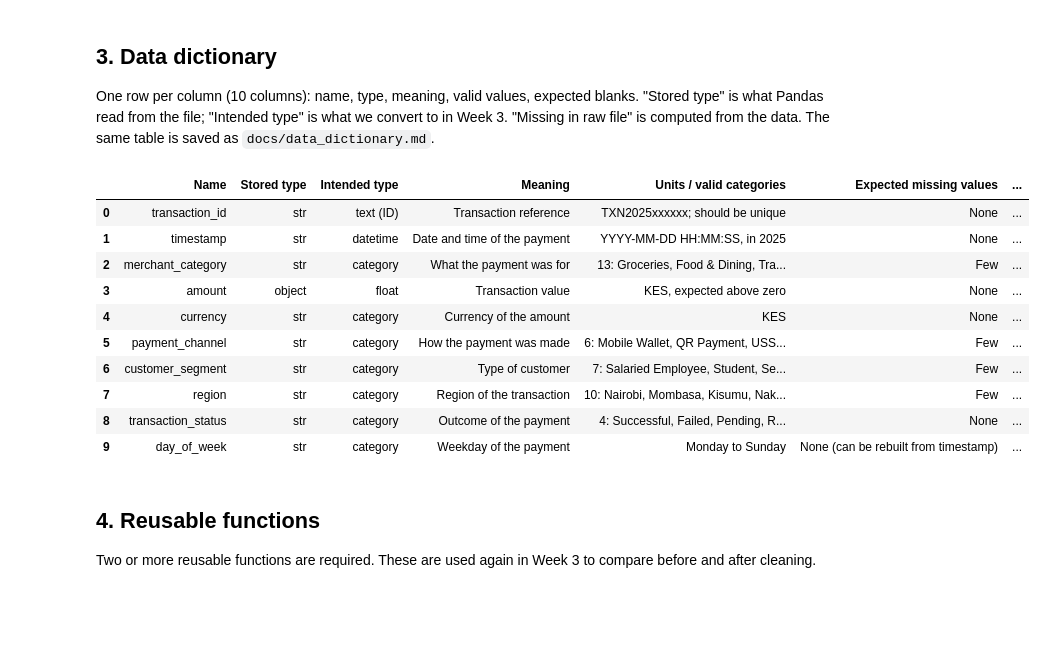
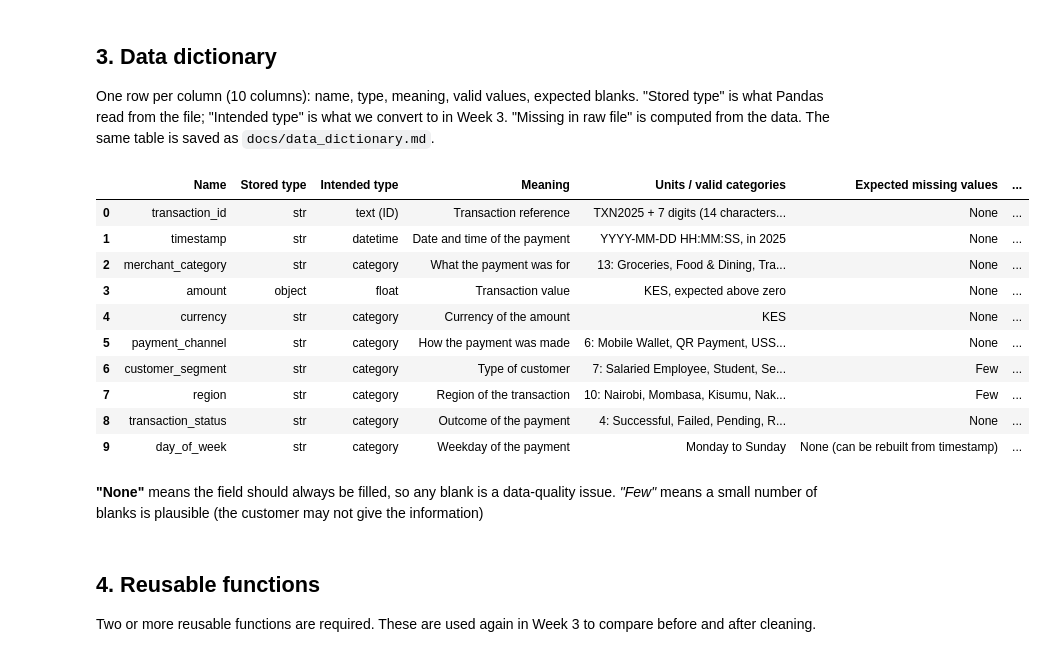
Before and after one commit to yuvraj56j-del/Digital-wallet-payment-and-consumer-choice-project, a Jupyter notebook: notebook/02_exploration.ipynb, the cells around one changed output. Saved outputs shown, nothing was run; the diff lists cells and outputs as text; code cells hidden in the pictures; blank space fills up the shorter version.

```diff
--- a/notebook/02_exploration.ipynb
+++ b/notebook/02_exploration.ipynb
@@ -9,8 +9,12 @@ Week 2 goal: inspect the raw data, check its quality and document problems **wit
 ## 1. Load the data
 # %%
 import pandas as pd
+from pathlib import Path
 
+local_path = Path("..") / "data" / "raw" / "digital_payment_transactions_dirty.xlsx"
 url = "https://raw.githubusercontent.com/yuvraj56j-del/Digital-wallet-payment-and-consumer-choice-project/main/data/raw/digital_payment_transactions_dirty.xlsx"
-df = pd.read_excel(url)
+
+df = pd.read_excel(local_path if local_path.exists() else url)
+print("Loaded from:", local_path if local_path.exists() else "GitHub URL")
 print("Shape:", df.shape)
 # %% [output]
@@ -91,45 +96,55 @@ df.describe(include="all")
 # %% [markdown]
 ## 3. Data dictionary
 One row per column (10 columns): name, type, meaning, valid values, expected blanks. "Stored type" is what Pandas read from the file; "Intended type" is what we convert to in Week 3. "Missing in raw file" is computed from the data. The same table is saved as `docs/data_dictionary.md`.
+# %%
+import pandas as pd
+
+pd.set_option("display.max_colwidth", None)
 # %%
 data_dictionary = pd.DataFrame({
     "Name": ["transaction_id", "timestamp", "merchant_category", "amount", "currency",
              "payment_channel", "customer_segment", "region", "transaction_status", "day_of_week"],
     "Stored type": df.dtypes.astype(str).values,
     "Intended type": ["text (ID)", "datetime", "category", "float", "category",
                       "category", "category", "category", "category", "category"],
     "Meaning": ["Transaction reference", "Date and time of the payment", "What the payment was for",
                 "Transaction value", "Currency of the amount", "How the payment was made",
                 "Type of customer", "Region of the transaction", "Outcome of the payment",
                 "Weekday of the payment"],
     "Units / valid categories": [
-        "TXN2025xxxxxx; should be unique",
+        "TXN2025 + 7 digits (14 characters); should be unique",
         "YYYY-MM-DD HH:MM:SS, in 2025",
         "13: Groceries, Food & Dining, Transport, Shopping, Utilities, Entertainment, Fuel, Healthcare, Education, Cash Transfer, Subscriptions, Government Services, Travel",
         "KES, expected above zero",
         "KES",
         "6: Mobile Wallet, QR Payment, USSD, In-App Payment, NFC / Contactless, Web Checkout",
         "7: Salaried Employee, Student, Self-Employed, Small Business Owner, Gig Worker, Retired, Other",
         "10: Nairobi, Mombasa, Kisumu, Nakuru, Kiambu, Eldoret, Machakos, Nyeri, Kakamega, Other",
         "4: Successful, Failed, Pending, Reversed",
         "Monday to Sunday"],
-    "Expected missing values": ["None", "None", "Few", "None", "None", "Few", "Few", "Few", "None",
+    "Expected missing values": ["None", "None", "None", "None", "None", "None", "Few", "Few", "None",
                                 "None (can be rebuilt from timestamp)"],
     "Missing in raw file": [f"{n} ({p:.2f}%)" for n, p in zip(df.isna().sum(), df.isna().mean() * 100)],
 })
+
+# Safety check: the typed column names must match the real columns, in the same order
+assert list(df.columns) == data_dictionary["Name"].tolist()
+
 data_dictionary
 # %% [output]
 |  | Name | Stored type | Intended type | Meaning | Units / valid categories | Expected missing values | ... |
-| 0 | transaction_id | str | text (ID) | Transaction reference | TXN2025xxxxxx; should be unique | None | ... |
+| 0 | transaction_id | str | text (ID) | Transaction reference | TXN2025 + 7 digits (14 characters... | None | ... |
 | 1 | timestamp | str | datetime | Date and time of the payment | YYYY-MM-DD HH:MM:SS, in 2025 | None | ... |
-| 2 | merchant_category | str | category | What the payment was for | 13: Groceries, Food & Dining, Tra... | Few | ... |
+| 2 | merchant_category | str | category | What the payment was for | 13: Groceries, Food & Dining, Tra... | None | ... |
 | 3 | amount | object | float | Transaction value | KES, expected above zero | None | ... |
 | 4 | currency | str | category | Currency of the amount | KES | None | ... |
-| 5 | payment_channel | str | category | How the payment was made | 6: Mobile Wallet, QR Payment, USS... | Few | ... |
+| 5 | payment_channel | str | category | How the payment was made | 6: Mobile Wallet, QR Payment, USS... | None | ... |
 | 6 | customer_segment | str | category | Type of customer | 7: Salaried Employee, Student, Se... | Few | ... |
 | 7 | region | str | category | Region of the transaction | 10: Nairobi, Mombasa, Kisumu, Nak... | Few | ... |
 | 8 | transaction_status | str | category | Outcome of the payment | 4: Successful, Failed, Pending, R... | None | ... |
 | 9 | day_of_week | str | category | Weekday of the payment | Monday to Sunday | None (can be rebuilt from timestamp) | ... |
+# %% [markdown]
+**"None"** means the field should always be filled, so any blank is a data-quality issue. *"Few"* means a small number of blanks is plausible (the customer may not give the information)
 # %% [markdown]
 ## 4. Reusable functions
 Two or more reusable functions are required. These are used again in Week 3 to compare before and after cleaning.
```
Also changed, not shown: parts of 4 cells of this notebook.
